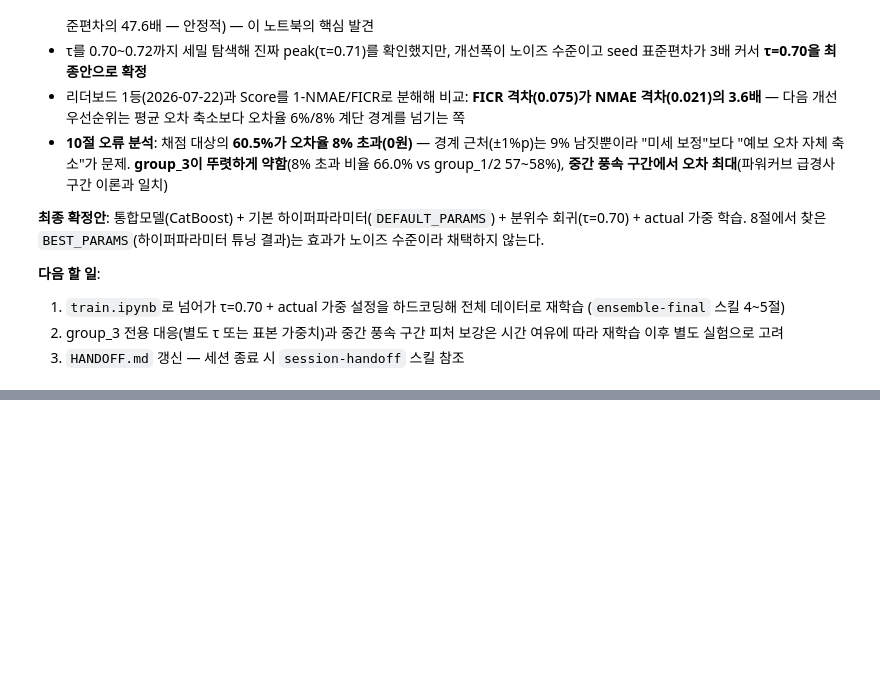
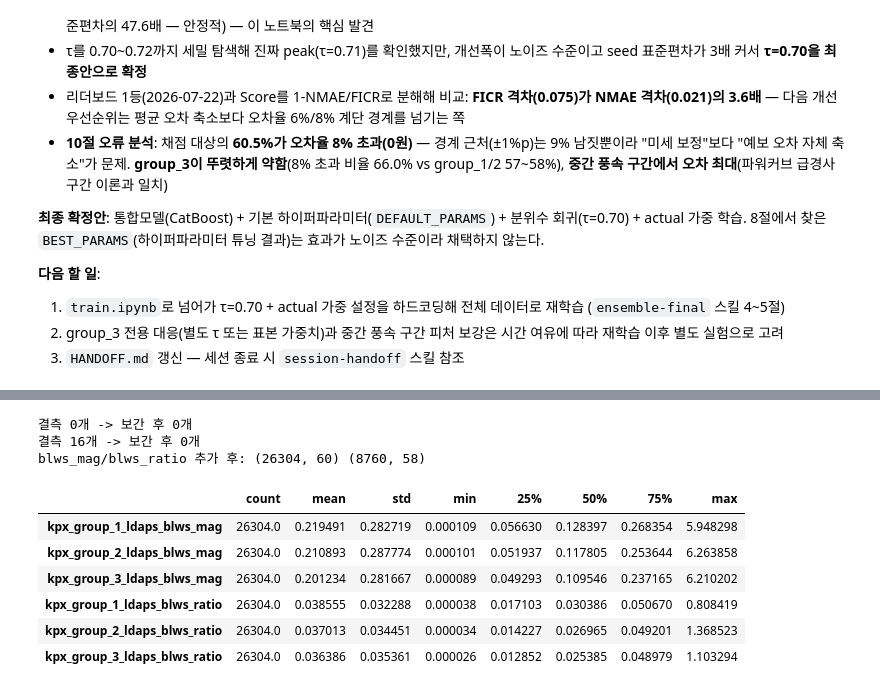
Before and after one commit to cms6090/wind_forecast, a Jupyter notebook: notebooks/05_tuning.ipynb, the cells around one changed output, grey strips where cells are left out. Cells and saved outputs as stored; diff of their text form; code cells hidden in the pictures; blank space fills up the shorter version.

```diff
--- a/notebooks/05_tuning.ipynb
+++ b/notebooks/05_tuning.ipynb
@@ -887,0 +1314,78 @@ dtype: int64
+# %%
+GROUP_GRID_WEIGHTS = {
+    "kpx_group_1": {"gfs": {5: 1.0}, "ldaps": {5: 2 / 3, 6: 1 / 3}},
+    "kpx_group_2": {"gfs": {5: 1.0}, "ldaps": {6: 0.5, 11: 0.5}},
+    "kpx_group_3": {"gfs": {5: 1.0}, "ldaps": {12: 0.8, 6: 0.2}},
+}
+
+
+def group_weighted_uv(df, group, source, u_var, v_var):
+    weights = GROUP_GRID_WEIGHTS[group][source]
+    u_total, v_total = 0.0, 0.0
+    for grid_id, weight in weights.items():
+        u_total = u_total + df[f"{source}_g{grid_id}_{u_var}"] * weight
+        v_total = v_total + df[f"{source}_g{grid_id}_{v_var}"] * weight
+    return u_total, v_total
+
+
+def wind_speed(u, v):
+    return np.sqrt(u ** 2 + v ** 2)
+
+
+WS_FLOOR = 0.1  # 03_features C절과 동일한 하한(m/s)
+
+raw_train_wide = pd.read_parquet(PROCESSED_DIR / "train_base_wide.parquet")
+raw_test_wide = pd.read_parquet(PROCESSED_DIR / "test_base_wide.parquet")
+
+
+def fix_blws_missing(df):
+    '''03_features A절과 동일한 방식: 같은 발표분 내 결측만 선형보간 (XBLWS/YBLWS 한정).'''
+    df = df.sort_values("forecast_kst_dtm").reset_index(drop=True).copy()
+    blws_cols = [c for c in df.columns if "XBLWS" in c or "YBLWS" in c]
+    n_na_before = df[blws_cols].isna().sum().sum()
+    if n_na_before:
+        df[blws_cols] = df.groupby("ldaps_data_available_kst_dtm")[blws_cols].transform(
+            lambda s: s.interpolate(method="linear", limit_area="inside")
+        )
+    print(f"결측 {n_na_before}개 -> 보간 후 {df[blws_cols].isna().sum().sum()}개")
+    return df
+
+
+raw_train_wide = fix_blws_missing(raw_train_wide)
+raw_test_wide = fix_blws_missing(raw_test_wide)
+
+BLWS_MAG_COLS = [f"{g}_ldaps_blws_mag" for g in TARGET_COLS]
+BLWS_RATIO_COLS = [f"{g}_ldaps_blws_ratio" for g in TARGET_COLS]
+
+
+def add_blws_features(raw_wide, features_v2):
+    blws = pd.DataFrame({"forecast_kst_dtm": raw_wide["forecast_kst_dtm"]})
+    for group in TARGET_COLS:
+        u, v = group_weighted_uv(raw_wide, group, "ldaps", "heightAboveGround_5_XBLWS", "heightAboveGround_5_YBLWS")
+        blws[f"{group}_ldaps_blws_mag"] = wind_speed(u, v)
+
+    merged = features_v2.merge(blws, on="forecast_kst_dtm", how="left")
+    assert merged[BLWS_MAG_COLS].isna().sum().sum() == 0
+
+    for group in TARGET_COLS:
+        ws10_floor = merged[f"{group}_ldaps_ws10m"].clip(lower=WS_FLOOR)
+        merged[f"{group}_ldaps_blws_ratio"] = merged[f"{group}_ldaps_blws_mag"] / ws10_floor
+    return merged
+
+
+train_features_blws = add_blws_features(raw_train_wide, train_features)
+test_features_blws = add_blws_features(raw_test_wide, test_features)
+
+print("blws_mag/blws_ratio 추가 후:", train_features_blws.shape, test_features_blws.shape)
+train_features_blws[BLWS_MAG_COLS + BLWS_RATIO_COLS].describe().T
+# %% [output]
+결측 0개 -> 보간 후 0개
+결측 16개 -> 보간 후 0개
+blws_mag/blws_ratio 추가 후: (26304, 60) (8760, 58)
+|  | count | mean | std | min | 25% | 50% | 75% | max |
+| kpx_group_1_ldaps_blws_mag | 26304.0 | 0.219491 | 0.282719 | 0.000109 | 0.056630 | 0.128397 | 0.268354 | 5.948298 |
+| kpx_group_2_ldaps_blws_mag | 26304.0 | 0.210893 | 0.287774 | 0.000101 | 0.051937 | 0.117805 | 0.253644 | 6.263858 |
+| kpx_group_3_ldaps_blws_mag | 26304.0 | 0.201234 | 0.281667 | 0.000089 | 0.049293 | 0.109546 | 0.237165 | 6.210202 |
+| kpx_group_1_ldaps_blws_ratio | 26304.0 | 0.038555 | 0.032288 | 0.000038 | 0.017103 | 0.030386 | 0.050670 | 0.808419 |
+| kpx_group_2_ldaps_blws_ratio | 26304.0 | 0.037013 | 0.034451 | 0.000034 | 0.014227 | 0.026965 | 0.049201 | 1.368523 |
+| kpx_group_3_ldaps_blws_ratio | 26304.0 | 0.036386 | 0.035361 | 0.000026 | 0.012852 | 0.025385 | 0.048979 | 1.103294 |
```
Also changed, not shown: parts of 66 cells of this notebook, 7 other files.
